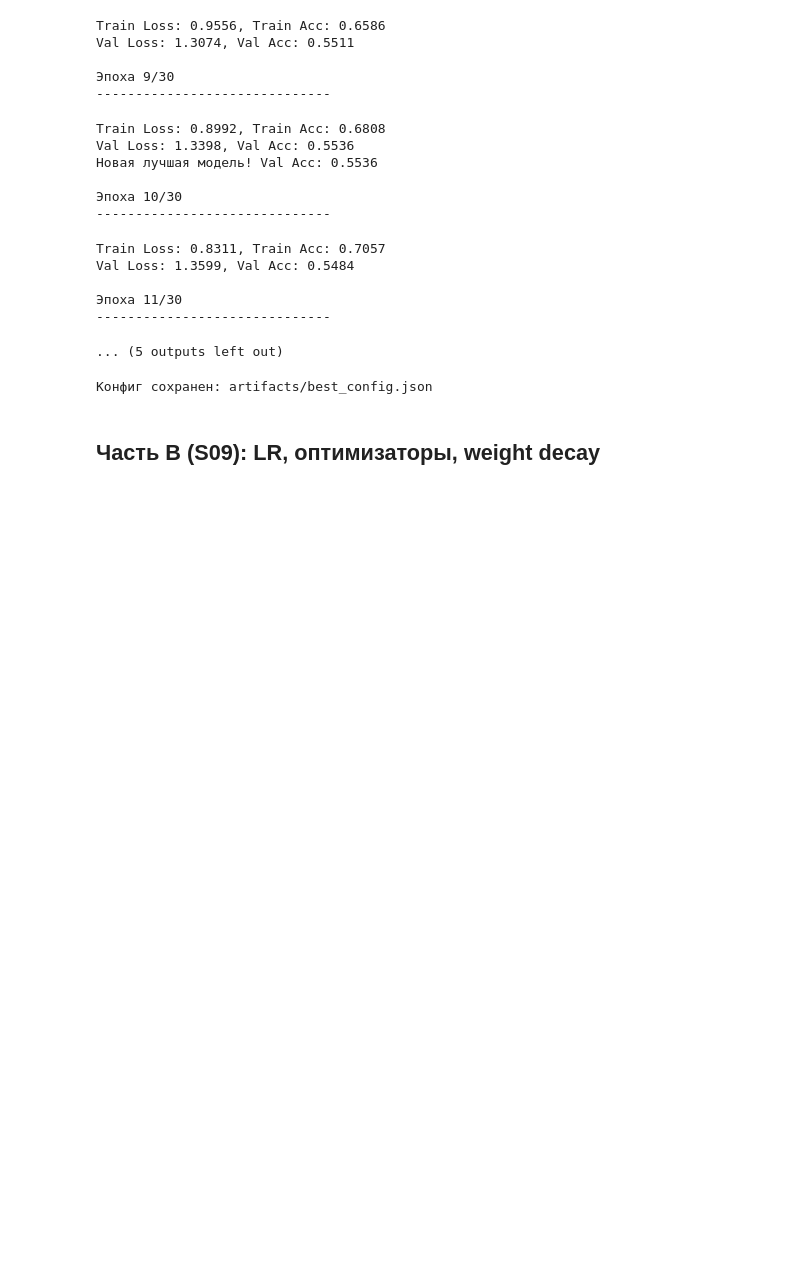
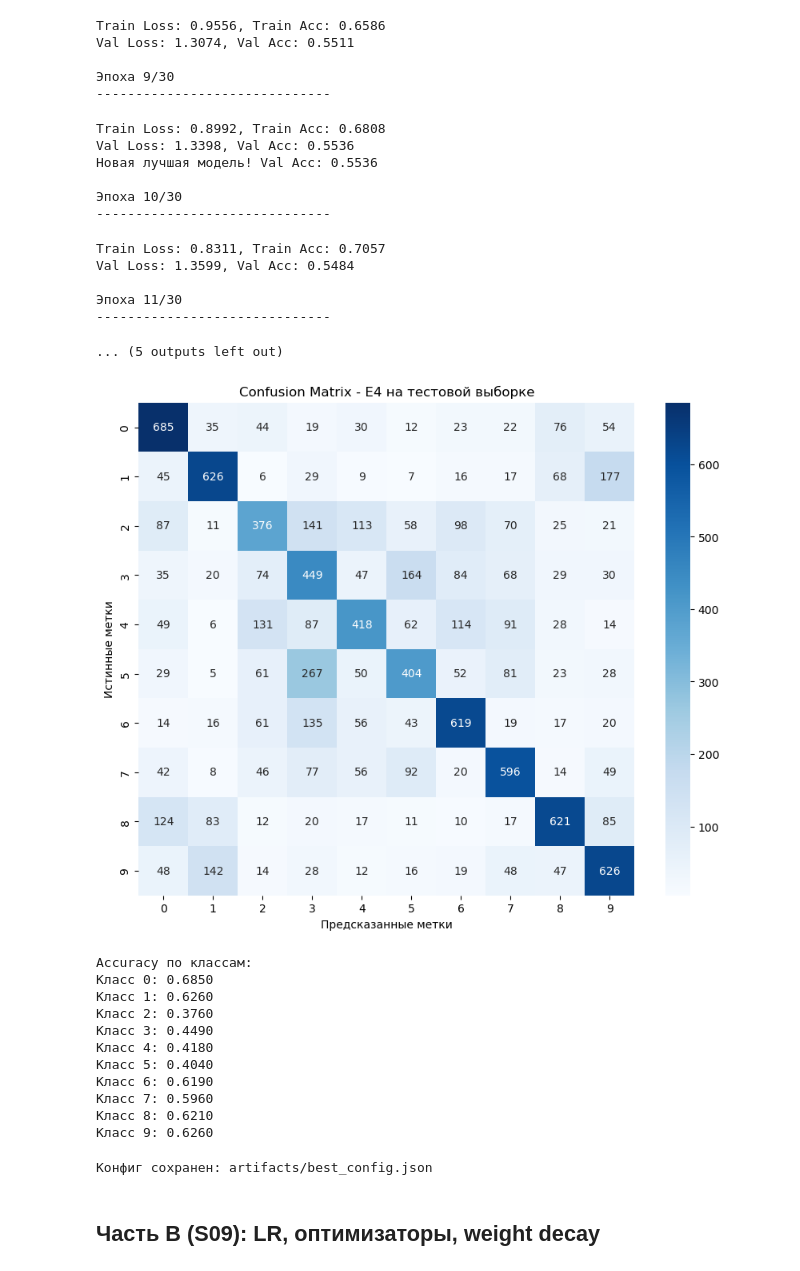
Before and after one commit to iankharmats/MireaAIE, a Jupyter notebook: homeworks/HW08-09/HW08-09.ipynb, the cells around one changed output. Saved outputs shown, nothing was run; the diff lists cells and outputs as text; code cells hidden in the pictures; blank space fills up the shorter version.

```diff
--- a/homeworks/HW08-09/HW08-09.ipynb
+++ b/homeworks/HW08-09/HW08-09.ipynb
@@ -735,6 +735,59 @@ Val Loss: 1.3599, Val Acc: 0.5484
 Эпоха 11/30
 ------------------------------
 ... (5 outputs left out)
+# %%
+import matplotlib.pyplot as plt
+import seaborn as sns
+from sklearn.metrics import confusion_matrix
+
+def draw_confusion_matrix(model, testloader, device, title='Confusion Matrix', p='confusion_matrix'):
+    model.eval()
+    all_preds = []
+    all_labels = []
+
+    with torch.no_grad():
+        for images, labels in testloader:
+            images, labels = images.to(device), labels.to(device)
+            outputs = model(images)
+            _, predicted = torch.max(outputs, 1)
+
+            all_preds.extend(predicted.cpu().numpy())
+            all_labels.extend(labels.cpu().numpy())
+
+    cm = confusion_matrix(all_labels, all_preds)
+
+    # Визуализация
+    plt.figure(figsize=(10, 8))
+    sns.heatmap(cm, annot=True, fmt='d', cmap='Blues',
+                xticklabels=range(10), yticklabels=range(10))
+    plt.xlabel('Предсказанные метки')
+    plt.ylabel('Истинные метки')
+    plt.title(title)
+
+    plt.savefig(f'artifacts/figures/{p}.png', dpi=150)
+    plt.show()
+
+    class_acc = cm.diagonal() / cm.sum(axis=1)
+    print("\nAccuracy по классам:")
+    for i, acc in enumerate(class_acc):
+        print(f"Класс {i}: {acc:.4f}")
+
+    return cm
+# %%
+cm = draw_confusion_matrix(best_model, testloader, device, title=f'Confusion Matrix - E4 на тестовой выборке', p='confusion_matrix_best_model_on_test')
+# %% [output]
+[figure, added]
+Accuracy по классам:
+Класс 0: 0.6850
+Класс 1: 0.6260
+Класс 2: 0.3760
+Класс 3: 0.4490
+Класс 4: 0.4180
+Класс 5: 0.4040
+Класс 6: 0.6190
+Класс 7: 0.5960
+Класс 8: 0.6210
+Класс 9: 0.6260
 # %%
 import json
 
```
Also changed, not shown: parts of 4 cells of this notebook, 4 other files.
